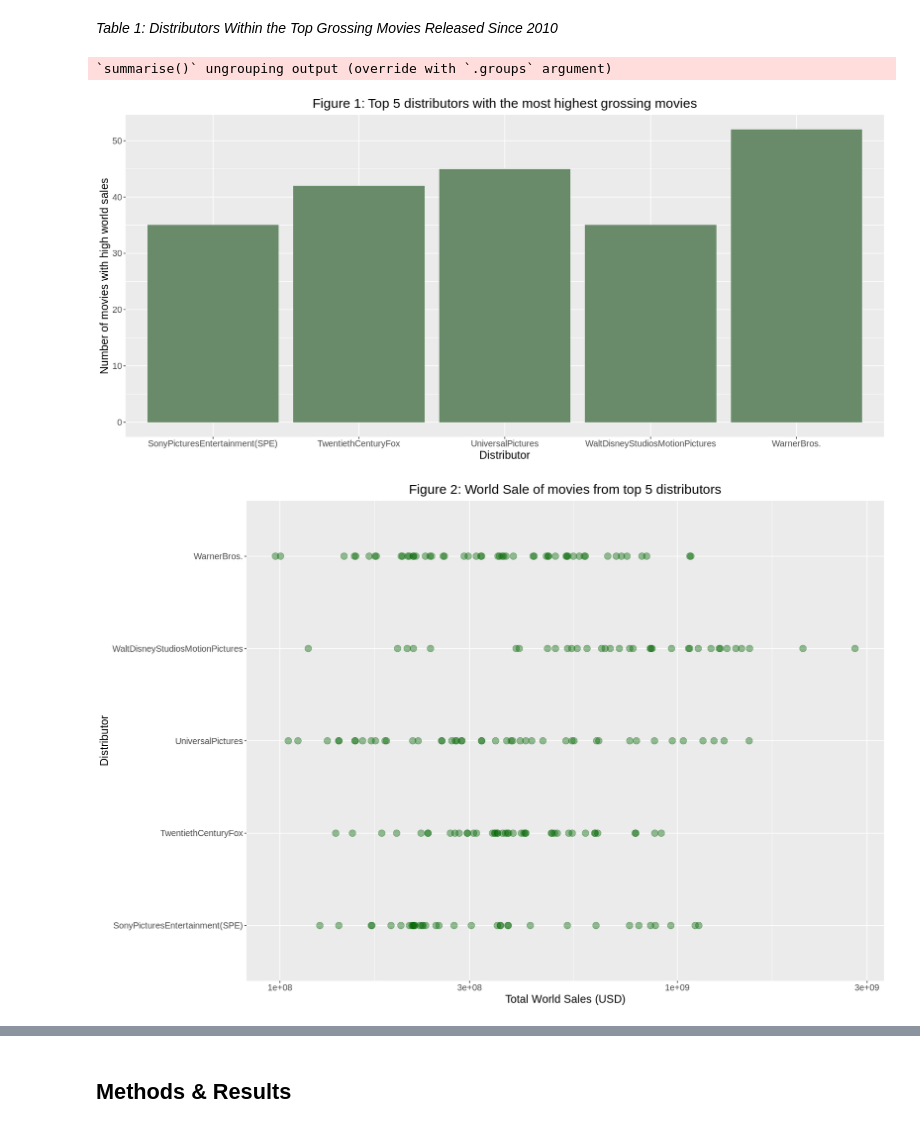
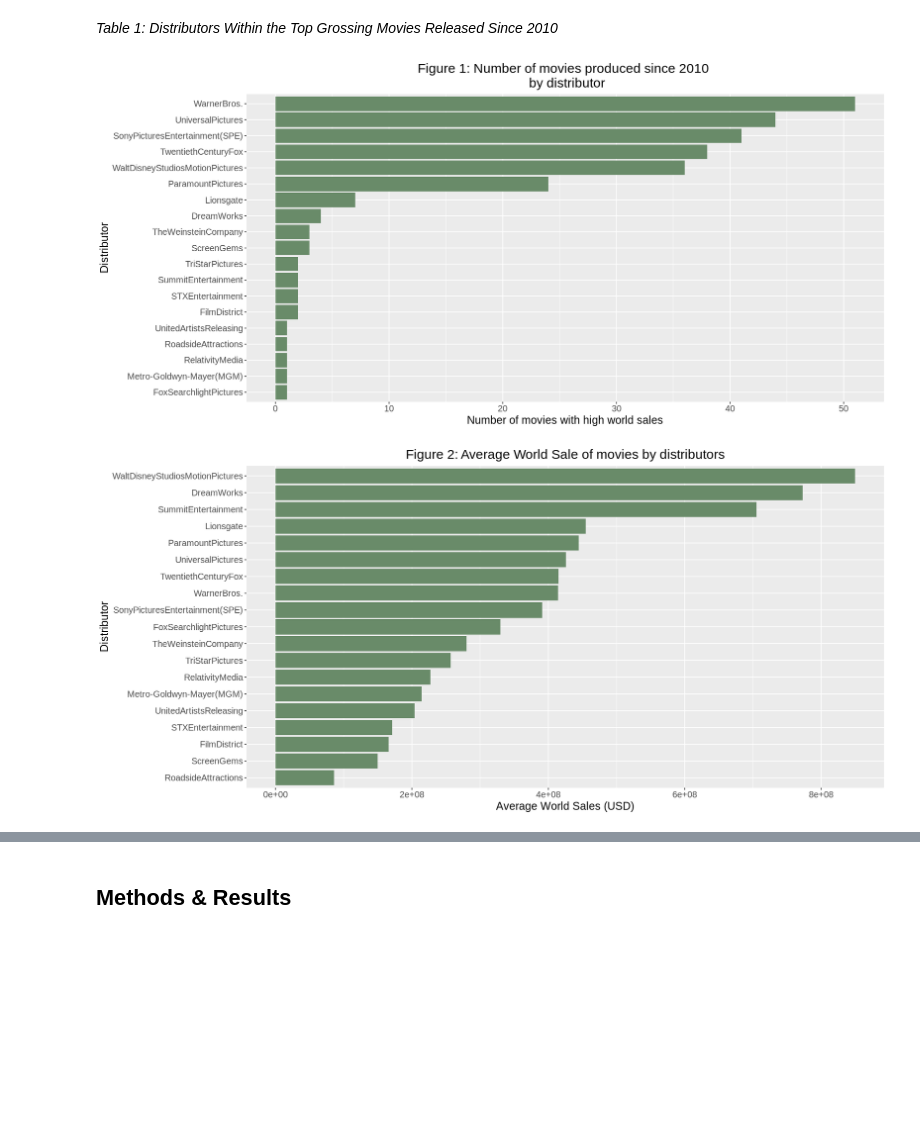
Before and after one commit to starsurfer87/DSCI100-Group-Project, a Jupyter notebook: thedreadedassignment.ipynb, the cells around one changed output, grey strips where cells are left out. Saved outputs shown, nothing was run; the diff lists cells and outputs as text; code cells hidden in the pictures; blank space fills up the shorter version.

```diff
--- a/thedreadedassignment.ipynb
+++ b/thedreadedassignment.ipynb
@@ -125,12 +127,13 @@ numeric_duration <- movies_2010_separate_minute %>%
 
 # Merge Duration (runtime in minutes) with movies_2010
 movies_2010_tidy <- movies_2010 %>%
-                    select(-Runtime) %>%
+                    select(-Runtime, -Title) %>%
                     cbind(numeric_duration) %>%                                 # bind the new column into the df
                     mutate(Release_Year = as.numeric(Release_Year),
                            World_Sales = as.numeric(World_Sales),
                            Distributor = as.factor(Distributor),
-                           License = as.factor(License))
+                           License = as.factor(License)) %>%
+                    na.omit()
 
 #movies_2010_tidy
 # %% [output]
@@ -159,6 +162,8 @@ for(i in genre_list)
         mutate(!!i := str_detect(Genre, i))
 }
 
-movies_tidy <- select(movies_genres, -Genre)
+movies_tidy <- select(movies_genres, -Genre) %>%
+                mutate(across(Action:Documentary, as.numeric))
+
 glimpse(movies_tidy)
 # %% [output]
@@ -191,13 +196,14 @@ movies_test <- training(movies_split)
 # can use knitr to add table numbers (currently just using markdown)
 num_obs <- nrow(movies_train)
 
-movies_train %>%
-    group_by(Distributor) %>%
-    summarize(count = n(),
-              percentage = n() / num_obs * 100,
-              mean_world_sales = mean(World_Sales),
-              mean_duration = mean(Duration, na.rm = TRUE)) %>%
-    arrange(desc(percentage))
+distributor_estimates <- movies_train %>%
+                                group_by(Distributor) %>%
+                                summarize(movies_produced = n(),
+                                          percentage = n() / num_obs * 100,
+                                          mean_world_sales = mean(World_Sales),
+                                          mean_duration = mean(Duration, na.rm = TRUE)) %>%
+                                arrange(desc(mean_world_sales))
+distributor_estimates
 # %% [output]
 `summarise()` ungrouping output (override with `.groups` argument)
 A tibble: 19 × 5
@@ -214,54 +220,44 @@ A tibble: 19 × 5
 *Table 1: Distributors Within the Top Grossing Movies Released Since 2010*
 # %%
 # visualization of movie distributors and movie sales
-# where n is the number of top movies
-top_5_distributors <- movies_train %>%
-                            filter(Distributor %in% c("WarnerBros.", "UniversalPictures", "TwentiethCenturyFox",
-                                                       "SonyPicturesEntertainment(SPE)", "WaltDisneyStudiosMotionPictures")) %>%
-                            group_by(Distributor) %>%
-                            summarize(n = n()) %>%
-                            arrange(desc(n)) %>%
-                            head(n = 5)
 
-top_distributors_plot <- top_5_distributors %>%
-                            ggplot(aes(x = Distributor, y = n)) +
+distributors_by_movies <- distributor_estimates %>%
+                            ggplot(aes(x = reorder(Distributor, movies_produced),
+                                       y = movies_produced)) +
                             geom_bar(stat = "identity", fill = "darkseagreen4") +
                             xlab("Distributor") +
                             ylab("Number of movies with high world sales") +
                             theme(text = element_text(size = 15),
                                   legend.position = "none",
                                   plot.title = element_text(hjust = 0.5)) +
-                            ggtitle("Figure 1: Top 5 distributors with the most highest grossing movies")
+                            ggtitle("Figure 1: Number of movies produced since 2010 \n by distributor") +
+                            coord_flip()
 
 options(repr.plot.width = 15, repr.plot.height = 7)
 
-top_distributors_plot
+distributors_by_movies
 # %% [output]
-`summarise()` ungrouping output (override with `.groups` argument)
-[figure, old version]
+[figure, new version]
 # %%
-top_distributors <- movies_train %>%
-                        filter(Distributor %in% c("WarnerBros.", "UniversalPictures", "TwentiethCenturyFox",
-                                                   "SonyPicturesEntertainment(SPE)", "WaltDisneyStudiosMotionPictures"))
-#top_distributors
+# mean world sales
 
-distributor_sales_plot <- top_distributors%>%
-                            ggplot(aes(x = Distributor, y = World_Sales)) +
-                            geom_point(alpha = 0.4, size = 4, color = "darkgreen") +
+distributor_sales_plot <- distributor_estimates %>%
+                            ggplot(aes(x = reorder(Distributor, mean_world_sales),
+                                       y = mean_world_sales)) +
+                            geom_bar(stat = "identity", fill = "darkseagreen4")  +
                             xlab("Distributor") +
-                            ylab("Total World Sales (USD)") +
+                            ylab("Average World Sales (USD)") +
                             labs(fill = "Distributor") +
                             theme(text = element_text(size = 15),
                                   legend.position = "none",
                                   plot.title = element_text(hjust = 0.5)) +
-                            ggtitle("Figure 2: World Sale of movies from top 5 distributors") +
-                            scale_y_continuous(trans = "log10")+
+                            ggtitle("Figure 2: Average World Sale of movies by distributors") +
                             coord_flip()
 
-options(repr.plot.width = 15, repr.plot.height = 10)
+options(repr.plot.width = 15, repr.plot.height = 7)
 distributor_sales_plot
 # %% [output]
-[figure, old version]
+[figure, new version]
 # %%
 # boxplot of whole data set for Distributor & World_Sales (shows min, max, median of each, outliers)
 
```
Also changed, not shown: parts of 6 cells of this notebook.
